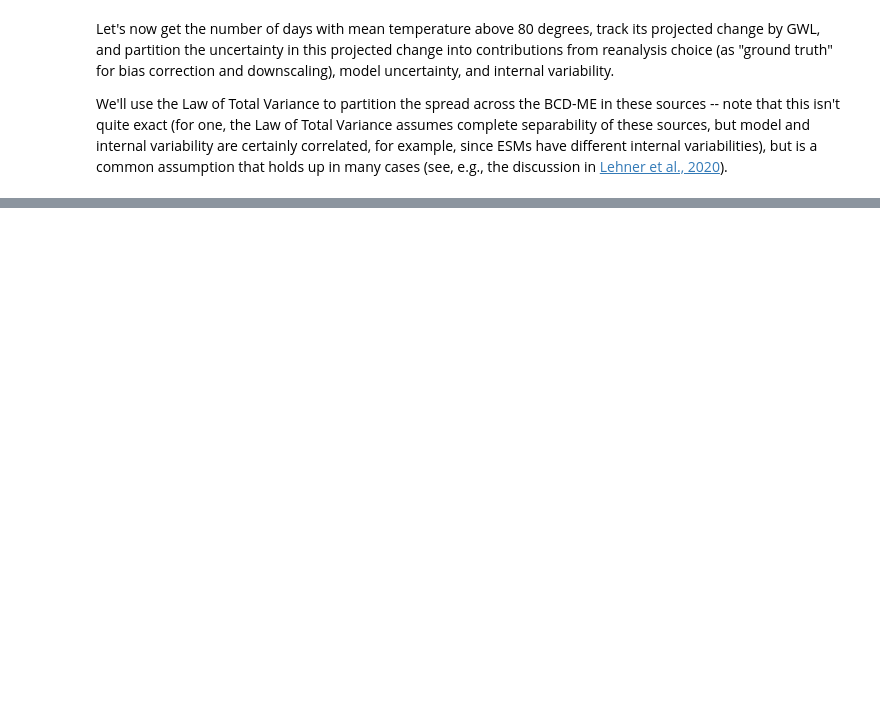
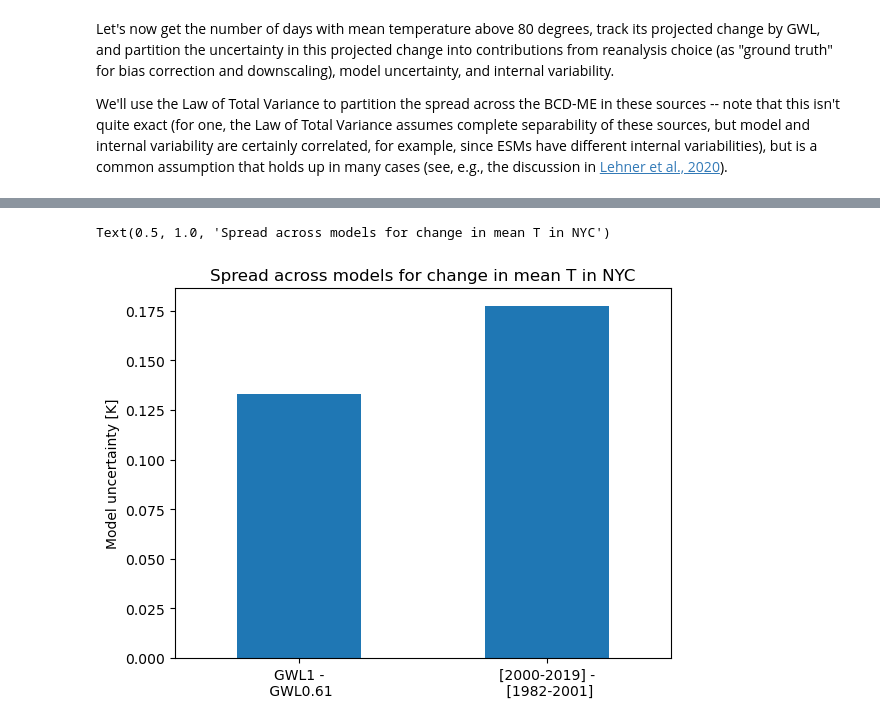
Before and after one commit to ks905383/bcd_me, a Jupyter notebook: code/sample_data_access_gdex.ipynb, the cells around one changed output, grey strips where cells are left out. Cells and saved outputs as stored; diff of their text form; code cells hidden in the pictures; blank space fills up the shorter version.

Commit message:
sample data access updates, split by source

```diff
--- a/code/sample_data_access_gdex.ipynb
+++ b/code/sample_data_access_gdex.ipynb
@@ -428,0 +268,18 @@ The `qdm-byyr` ensemble members are from ESM simulations that were run under the
+# %%
+# Let's access all "`qdm-byyr`", i.e. by calendar year timeseries,
+# and all "`qdm`", i.e. by GWL timeseries, to compare
+with warnings.catch_warnings():
+    # Silences increaseing chunk warning
+    warnings.filterwarnings('ignore')
+    dss = {typ:xr.concat([xr.open_zarr(f'https://boreas.hpc.ucar.edu:6443/gdex-data/d164444/bcd_me/bcd_me_{typ}_{esm}.zarr',
+                              decode_timedelta=False)
+                for esm in modlists[typ]],
+                dim='idv',join='outer')
+           for typ in ['qdm','qdm-byyr']}
+
+# Let's just look at NYC again, for ease
+dss = {typ:ds.sel(lat=40,lon=-74,method='nearest')
+       for typ,ds in dss.items()}
+# Let's also filter out any known problem members
+dss = {typ:filter_problems(ds,verbose=True)
+       for typ,ds in dss.items()}
@@ -428,0 +293,29 @@ The `qdm-byyr` ensemble members are from ESM simulations that were run under the
+# %%
+for typ in dss:
+    dss[typ] = dss[typ].set_index(idv = ['model','experiment','run'])
+
+# Let's compare the same BCD-ME members
+dss['qdm'] = dss['qdm'].sel(idv = dss['qdm-byyr'].idv.values)
+# %%
+# Let's compare mean changes between GWLs 0.61 and 1, and between 0.61 and 2000-2019 ("gwl == 2010" in the `byyr` files)
+ddss = {'qdm':dss['qdm']['tas'].sel(gwl = 1).mean(('dayofyear','year')) - dss['qdm']['tas'].sel(gwl = 0.61).mean(('dayofyear','year')),
+        'qdm-byyr':dss['qdm-byyr']['tas'].sel(gwl = 2010).mean(('dayofyear','year')) - dss['qdm-byyr']['tas'].sel(gwl = 0.61).mean(('dayofyear','year'))}
+# %%
+# Compute
+ddss = {typ:ds.compute() for typ,ds in ddss.items()}
+# %%
+typs = ['qdm','qdm-byyr']
+typ_names = {'qdm':'GWL1 -\n GWL0.61',
+             'qdm-byyr':'[2000-2019] -\n [1982-2001]'}
+ax = plt.subplot()
+bar = plt.bar([1,2],
+                      [ddss[typ].groupby('model').mean().mean('proj_base').std('model')
+                       for typ in ['qdm','qdm-byyr']],width=0.5)
+ax.set_xlim([0.5,2.5])
+ax.set_xticks([1,2],
+              [typ_names[typ] for typ in ddss])
+ax.set_ylabel('Model uncertainty [K]')
+ax.set_title('Spread across models for change in mean T in NYC')
+# %% [output]
+Text(0.5, 1.0, 'Spread across models for change in mean T in NYC')
+[figure, added]
```
Also changed, not shown: parts of 16 cells of this notebook.
